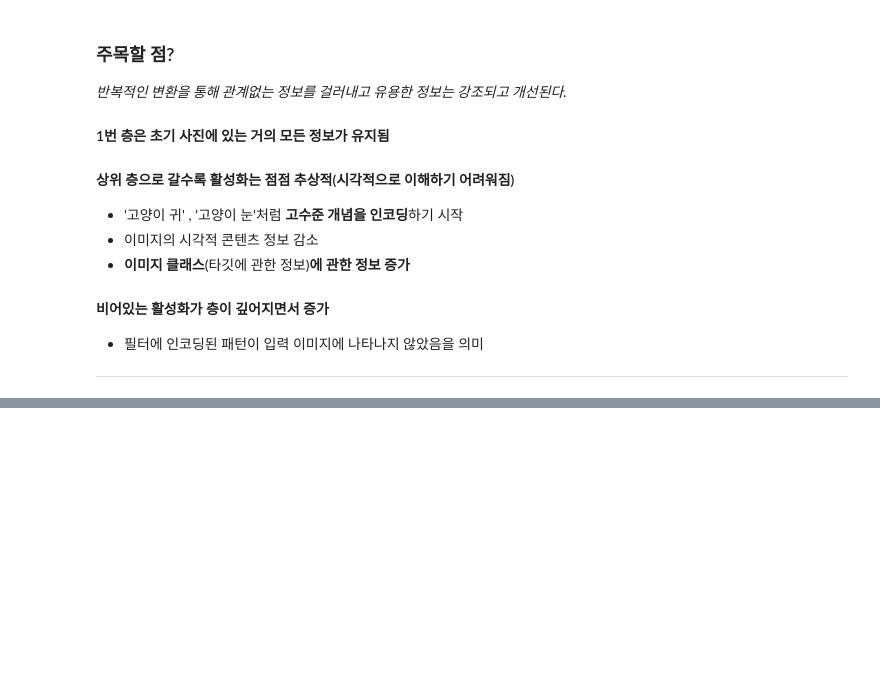
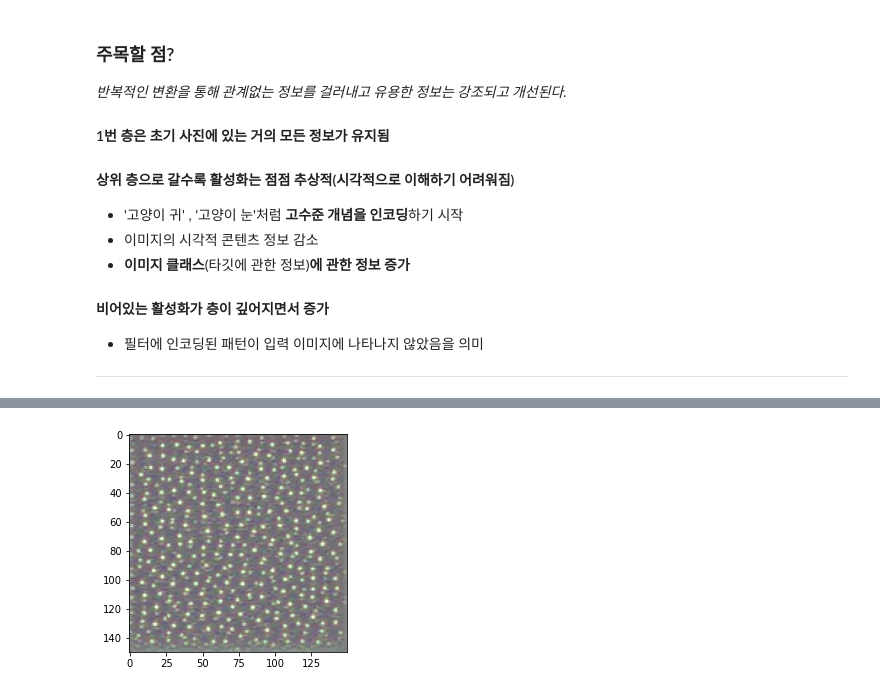
Before and after one commit to youngeun1207/keras, a Jupyter notebook: CNN_exr/visualizing_convnet.ipynb, the cells around one changed output, grey strips where cells are left out. Drawn from its saved outputs; the diff is of its cells as text; code cells hidden in the pictures; blank space fills up the shorter version.

```diff
--- a/CNN_exr/visualizing_convnet.ipynb
+++ b/CNN_exr/visualizing_convnet.ipynb
@@ -195,0 +270,15 @@ plt.show()
+# %%
+def deprocess_image(x):
+    # 텐서의 평균이 0, 표준 편차가 0.1이 되도록 정규화
+    x -= x.mean()
+    x /= (x.std() + 1e-5)
+    x *= 0.1
+
+    # [0, 1]로 클리핑
+    x += 0.5
+    x = np.clip(x, 0, 1)
+
+    # RGB 배열로 변환
+    x *= 255
+    x = np.clip(x, 0, 255).astype('uint8')
+    return x
@@ -195,0 +289,30 @@ plt.show()
+# %%
+def generate_pattern(layer_name, filter_index, size=150):
+    # 주어진 층과 필터의 활성화를 최대화하기 위한 손실 함수 정의
+    layer_output = model.get_layer(layer_name).output
+    loss = K.mean(layer_output[:, :, :, filter_index])
+
+    # 손실에 대한 입력 이미지의 그래디언트 계산
+    grads = K.gradients(loss, model.input)[0]
+
+    # 그래디언트 정규화
+    grads /= (K.sqrt(K.mean(K.square(grads))) + 1e-5)
+
+    # 입력 이미지에 대한 손실과 그래디언트를 반환
+    iterate = K.function([model.input], [loss, grads])
+
+    # 잡음이 섞인 회색 이미지로 시작
+    input_img_data = np.random.random((1, size, size, 3)) * 20 + 128.
+
+    # 경사 상승법을 40 단계 실행
+    step = 1.
+    for i in range(40):
+        loss_value, grads_value = iterate([input_img_data])
+        input_img_data += grads_value * step
+
+    img = input_img_data[0]
+    return deprocess_image(img)
+# %%
+plt.imshow(generate_pattern('block3_conv1', 0))
+plt.show()
+# %% [output]
@@ -195,0 +320 @@ plt.show()
+[figure, added]
```
Also changed, not shown: parts of 14 cells of this notebook.
